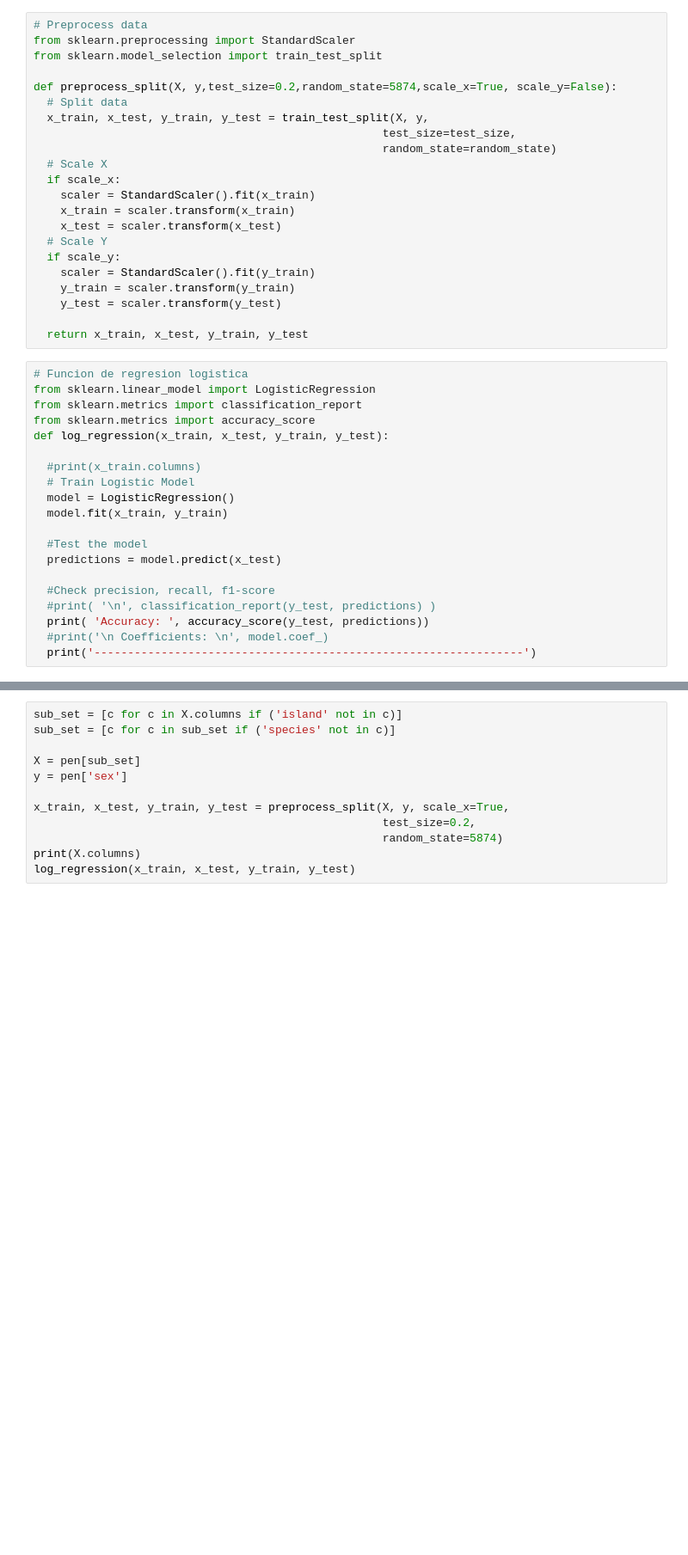
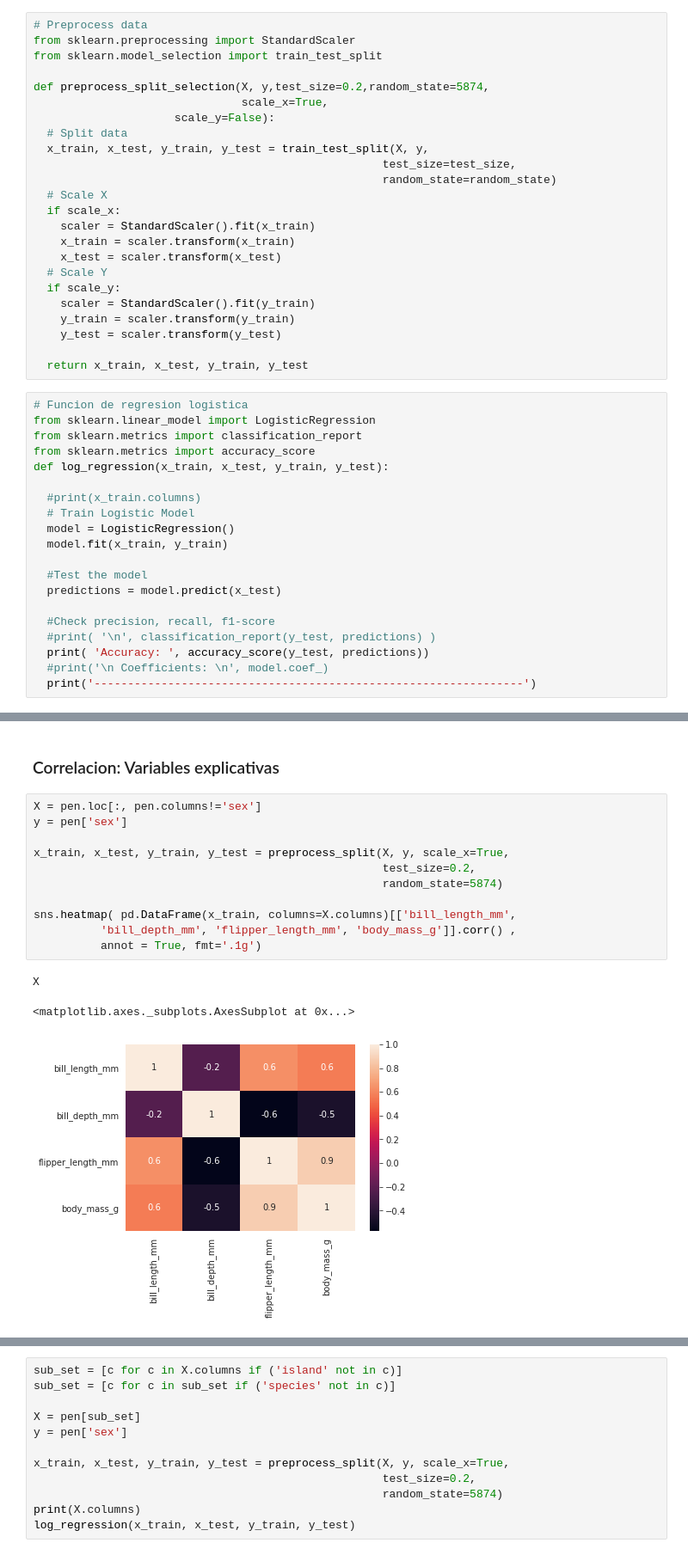
Before and after one commit to IEXE-Tec/aprendizaje-maquina-2, a Jupyter notebook: 01_seleccion_de_variables.ipynb, the cells around one changed output, grey strips where cells are left out. Shown at 86% size. Saved outputs shown, nothing was run; the diff lists cells and outputs as text; blank space fills up the shorter version.

```diff
--- a/01_seleccion_de_variables.ipynb
+++ b/01_seleccion_de_variables.ipynb
@@ -124,7 +125,9 @@ chi_values.sort_values(ascending=True, by='p_value').round(3)
 from sklearn.preprocessing import StandardScaler
 from sklearn.model_selection import train_test_split
 
-def preprocess_split(X, y,test_size=0.2,random_state=5874,scale_x=True, scale_y=False):
+def preprocess_split_selection(X, y,test_size=0.2,random_state=5874,
+                               scale_x=True,
+                     scale_y=False):
   # Split data
   x_train, x_test, y_train, y_test = train_test_split(X, y,
                                                     test_size=test_size,
@@ -183,0 +188,17 @@ Eliminemos las variables con baja correlacion o evidencia de idependencia respec
+# %% [markdown]
+### Correlacion: Variables explicativas
+# %%
+X = pen.loc[:, pen.columns!='sex']
+y = pen['sex']
+
+x_train, x_test, y_train, y_test = preprocess_split(X, y, scale_x=True,
+                                                    test_size=0.2,
+                                                    random_state=5874)
+
+sns.heatmap( pd.DataFrame(x_train, columns=X.columns)[['bill_length_mm',
+          'bill_depth_mm', 'flipper_length_mm', 'body_mass_g']].corr() ,
+          annot = True, fmt='.1g')
+# %% [output]
+X
+<matplotlib.axes._subplots.AxesSubplot at 0x...>
+[figure, added]
```
Also changed, not shown: parts of 10 cells of this notebook.
